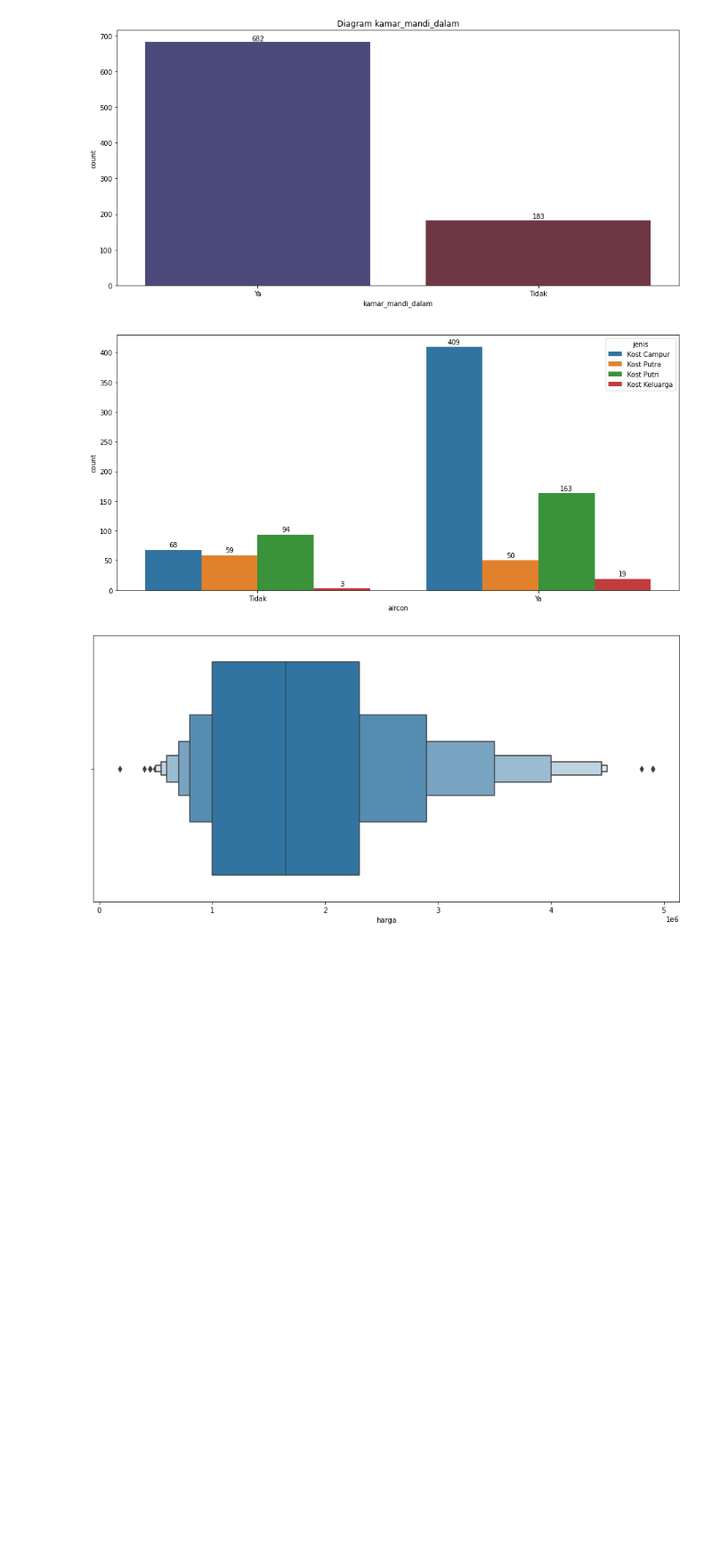
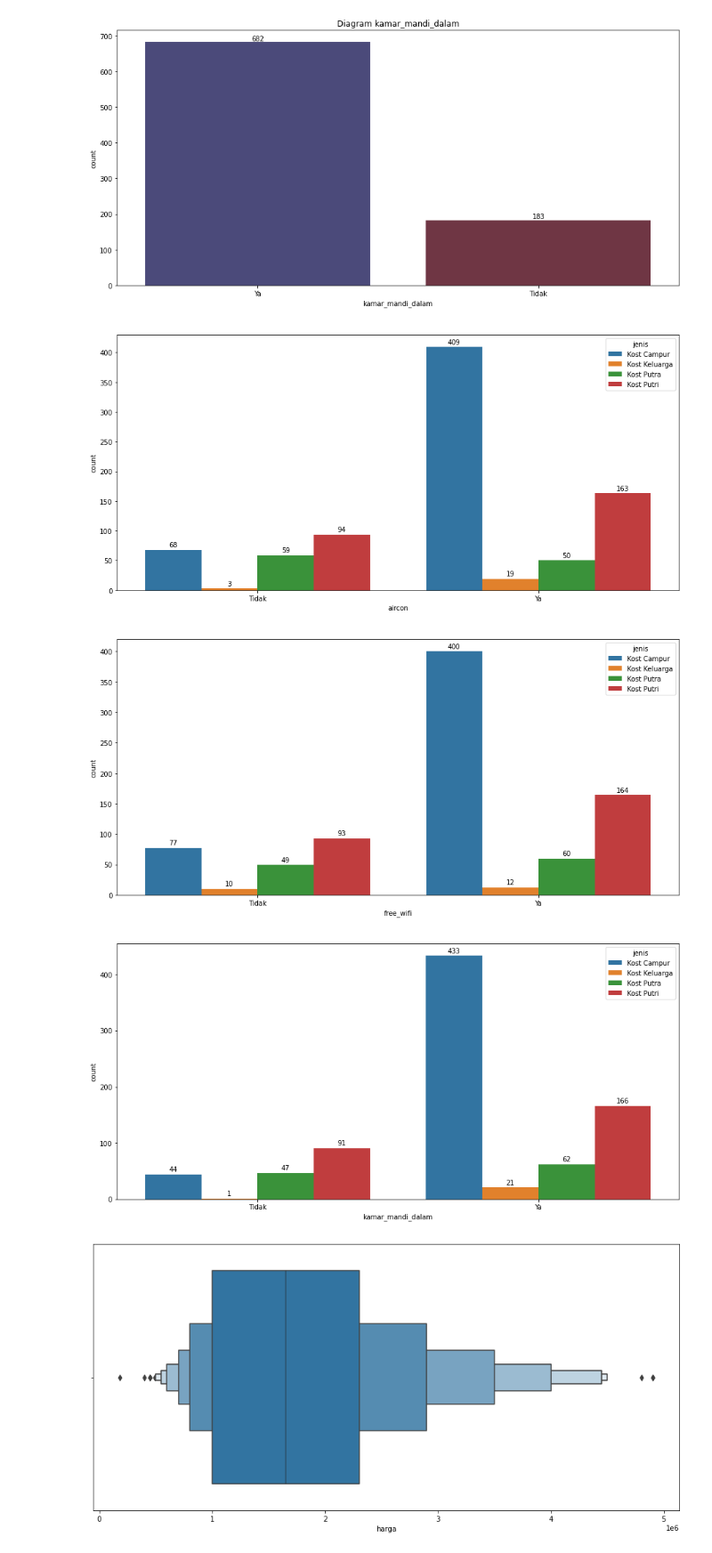
Before and after one commit to IrfanChairurrachman/scrapper, a Jupyter notebook: sewakost_scrapper.ipynb, the cells around one changed output. Shown at 89% size. Drawn from its saved outputs; the diff is of its cells as text; code cells hidden in the pictures; blank space fills up the shorter version.

```diff
--- a/sewakost_scrapper.ipynb
+++ b/sewakost_scrapper.ipynb
@@ -215,2 +243,7 @@ array(['Kost Campur', 'Kost Putra', 'Kost Putri', 'Kost Pasutri',
 # %%
 df['jenis'] = df['jenis'].replace('Kost Pasutri', 'Kost Keluarga')
+
+categorical = ['jenis', 'aircon', 'free_wifi', 'kamar_mandi_dalam']
+df[categorical] = df[categorical].astype('category')
+
+df.dtypes
@@ -237,5 +286,6 @@ for p in g.patches:
 # %%
-for i in ['aircon', 'free_wifi', 'kamar_mandi_dalam'] :
+fas = ['aircon', 'free_wifi', 'kamar_mandi_dalam']
+for i in fas:
     plt.figure(figsize=(15,7))
     g = sns.countplot(x = df[i], palette = 'icefire', order=['Ya', 'Tidak'])
     plt.title('Diagram {}'.format(i))
@@ -246,12 +296,15 @@ for i in ['aircon', 'free_wifi', 'kamar_mandi_dalam'] :
 [figure]
 [figure]
 # %%
-plt.figure(figsize=(15,7))
-g = sns.countplot(data=df, x="aircon", hue="jenis")
-for p in g.patches:
-    g.annotate(f'\n{p.get_height()}', (p.get_x()+0.1, p.get_height()+5), ha='center', color='black', size=10)
+for i in fas:
+    plt.figure(figsize=(15,7))
+    g = sns.countplot(data=df, x=i, hue="jenis")
+    for p in g.patches:
+        g.annotate(f'\n{p.get_height()}', (p.get_x()+0.1, p.get_height()+5), ha='center', color='black', size=10)
 # %% [output]
-[figure, old version]
+[figure, new version]
+[figure, added]
+[figure, added]
 # %%
 plt.figure(figsize=(15,7))
 sns.boxenplot(x=df['harga']);
```
Also changed, not shown: parts of 16 cells of this notebook.
